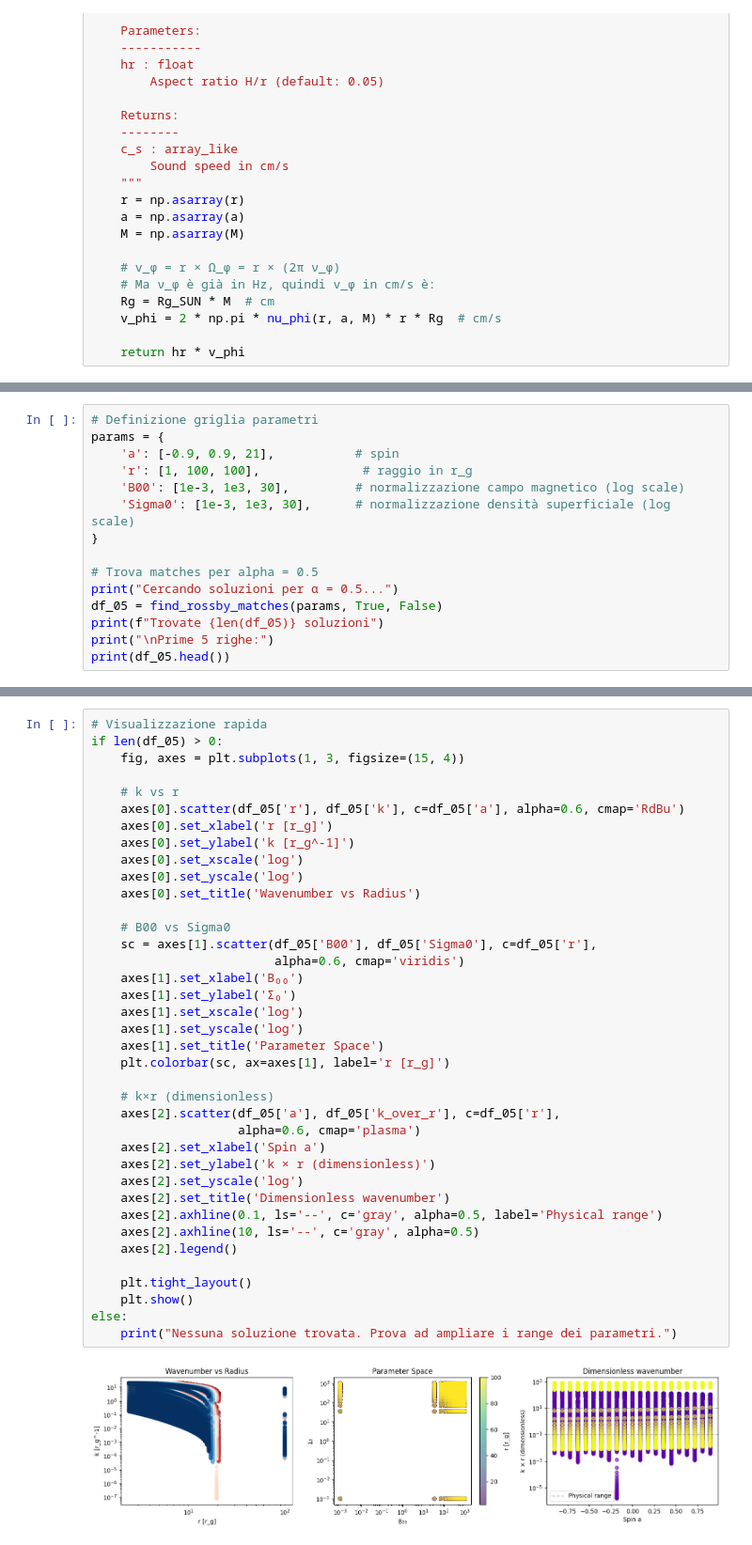
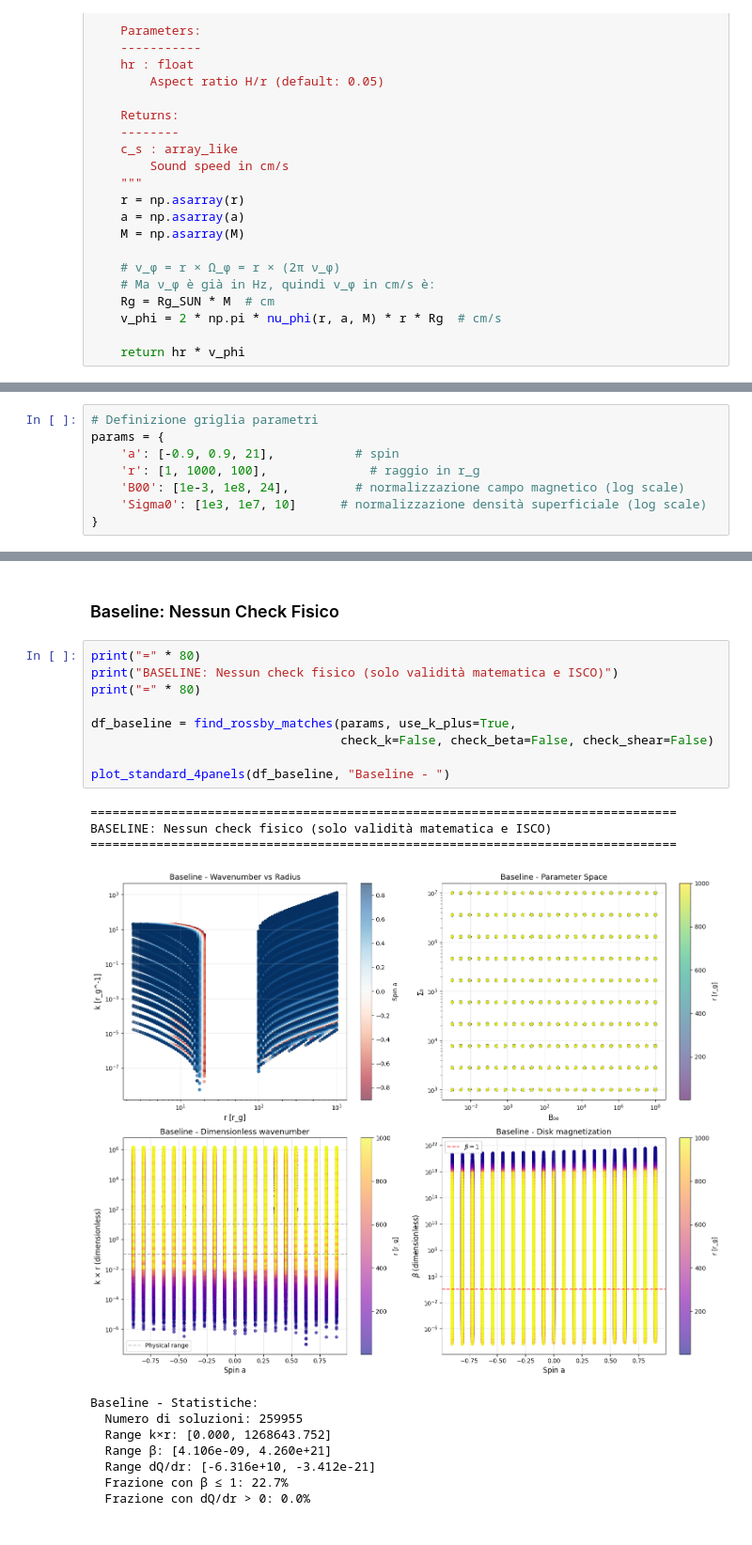
Before and after one commit to mauroghira/iuss_thesis, a Jupyter notebook: AEI.ipynb, the cells around one changed output, grey strips where cells are left out. Shown at 94% size. Cells and saved outputs as stored; diff of their text form.

```diff
--- a/AEI.ipynb
+++ b/AEI.ipynb
@@ -296,14 +504,7 @@ def find_rossby_matches(param_dict, use_k_plus=True, check_physical=True, m=mm,
 # Definizione griglia parametri
 params = {
     'a': [-0.9, 0.9, 21],           # spin
-    'r': [1, 100, 100],              # raggio in r_g
-    'B00': [1e-3, 1e3, 30],         # normalizzazione campo magnetico (log scale)
-    'Sigma0': [1e-3, 1e3, 30],      # normalizzazione densità superficiale (log scale)
+    'r': [1, 1000, 100],              # raggio in r_g
+    'B00': [1e-3, 1e8, 24],         # normalizzazione campo magnetico (log scale)
+    'Sigma0': [1e3, 1e7, 10]      # normalizzazione densità superficiale (log scale)
 }
-
-# Trova matches per alpha = 0.5
-print("Cercando soluzioni per α = 0.5...")
-df_05 = find_rossby_matches(params, True, False)
-print(f"Trovate {len(df_05)} soluzioni")
-print("\nPrime 5 righe:")
-print(df_05.head())
@@ -321,40 +511,23 @@ Prime 5 righe:
-# %%
-# Visualizzazione rapida
-if len(df_05) > 0:
-    fig, axes = plt.subplots(1, 3, figsize=(15, 4))
-
-    # k vs r
-    axes[0].scatter(df_05['r'], df_05['k'], c=df_05['a'], alpha=0.6, cmap='RdBu')
-    axes[0].set_xlabel('r [r_g]')
-    axes[0].set_ylabel('k [r_g^-1]')
-    axes[0].set_xscale('log')
-    axes[0].set_yscale('log')
-    axes[0].set_title('Wavenumber vs Radius')
-
-    # B00 vs Sigma0
-    sc = axes[1].scatter(df_05['B00'], df_05['Sigma0'], c=df_05['r'],
-                         alpha=0.6, cmap='viridis')
-    axes[1].set_xlabel('B₀₀')
-    axes[1].set_ylabel('Σ₀')
-    axes[1].set_xscale('log')
-    axes[1].set_yscale('log')
-    axes[1].set_title('Parameter Space')
-    plt.colorbar(sc, ax=axes[1], label='r [r_g]')
-
-    # k×r (dimensionless)
-    axes[2].scatter(df_05['a'], df_05['k_over_r'], c=df_05['r'],
-                    alpha=0.6, cmap='plasma')
-    axes[2].set_xlabel('Spin a')
-    axes[2].set_ylabel('k × r (dimensionless)')
-    axes[2].set_yscale('log')
-    axes[2].set_title('Dimensionless wavenumber')
-    axes[2].axhline(0.1, ls='--', c='gray', alpha=0.5, label='Physical range')
-    axes[2].axhline(10, ls='--', c='gray', alpha=0.5)
-    axes[2].legend()
-
-    plt.tight_layout()
-    plt.show()
-else:
-    print("Nessuna soluzione trovata. Prova ad ampliare i range dei parametri.")
-# %% [output]
-[figure, removed]
+# %% [markdown]
+### Baseline: Nessun Check Fisico
+# %%
+print("=" * 80)
+print("BASELINE: Nessun check fisico (solo validità matematica e ISCO)")
+print("=" * 80)
+
+df_baseline = find_rossby_matches(params, use_k_plus=True,
+                                  check_k=False, check_beta=False, check_shear=False)
+
+plot_standard_4panels(df_baseline, "Baseline - ")
+# %% [output]
+================================================================================
+BASELINE: Nessun check fisico (solo validità matematica e ISCO)
+================================================================================
+[figure, added]
+Baseline - Statistiche:
+  Numero di soluzioni: 259955
+  Range k×r: [0.000, 1268643.752]
+  Range β: [4.106e-09, 4.260e+21]
+  Range dQ/dr: [-6.316e+10, -3.412e-21]
+  Frazione con β ≤ 1: 22.7%
+  Frazione con dQ/dr > 0: 0.0%
```
Also changed, not shown: parts of 29 cells of this notebook, 2 other files.
